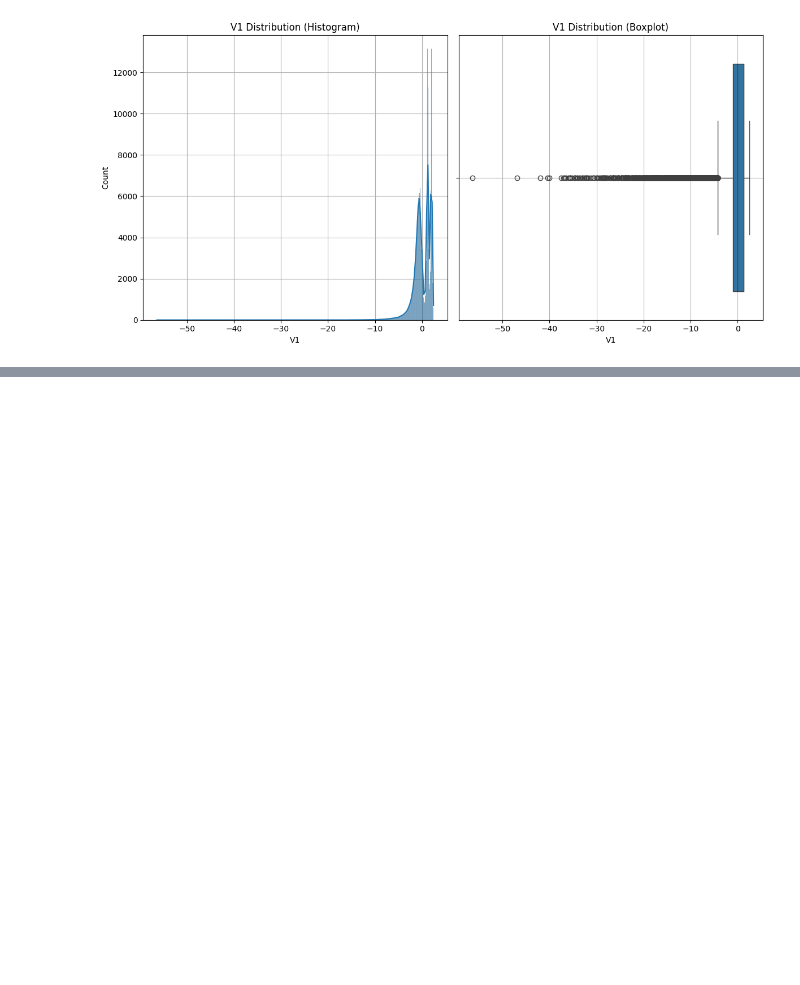
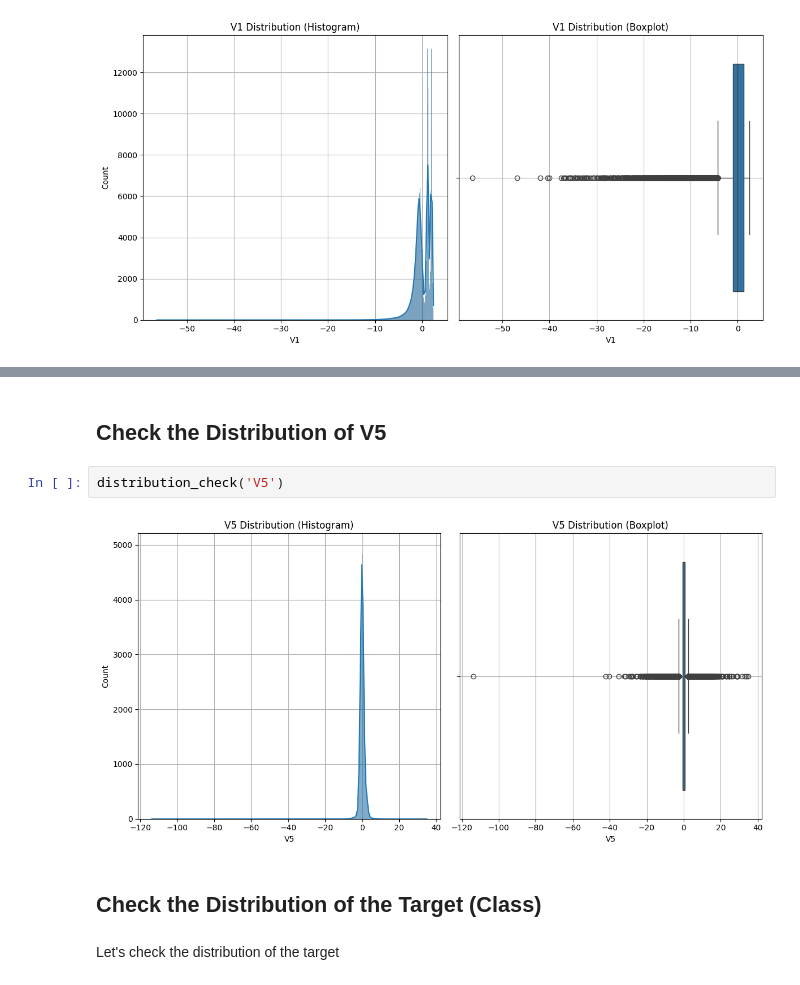
Before and after one commit to joocahyadi/Credit_Card_Fraud_Detection, a Jupyter notebook: notebook/Credit Card Fraud Detection Notebook.ipynb, the cells around one changed output, grey strips where cells are left out. Cells and saved outputs as stored; diff of their text form; blank space fills up the shorter version.

```diff
--- a/notebook/Credit Card Fraud Detection Notebook.ipynb
+++ b/notebook/Credit Card Fraud Detection Notebook.ipynb
@@ -118,0 +125,10 @@ plt.show()
+# %% [markdown]
+## Check the Distribution of V5
+# %%
+distribution_check('V5')
+# %% [output]
+[figure, added]
+# %% [markdown]
+## Check the Distribution of the Target (Class)
+# %% [markdown]
+Let's check the distribution of the target
```
Also changed, not shown: parts of 12 cells of this notebook.
